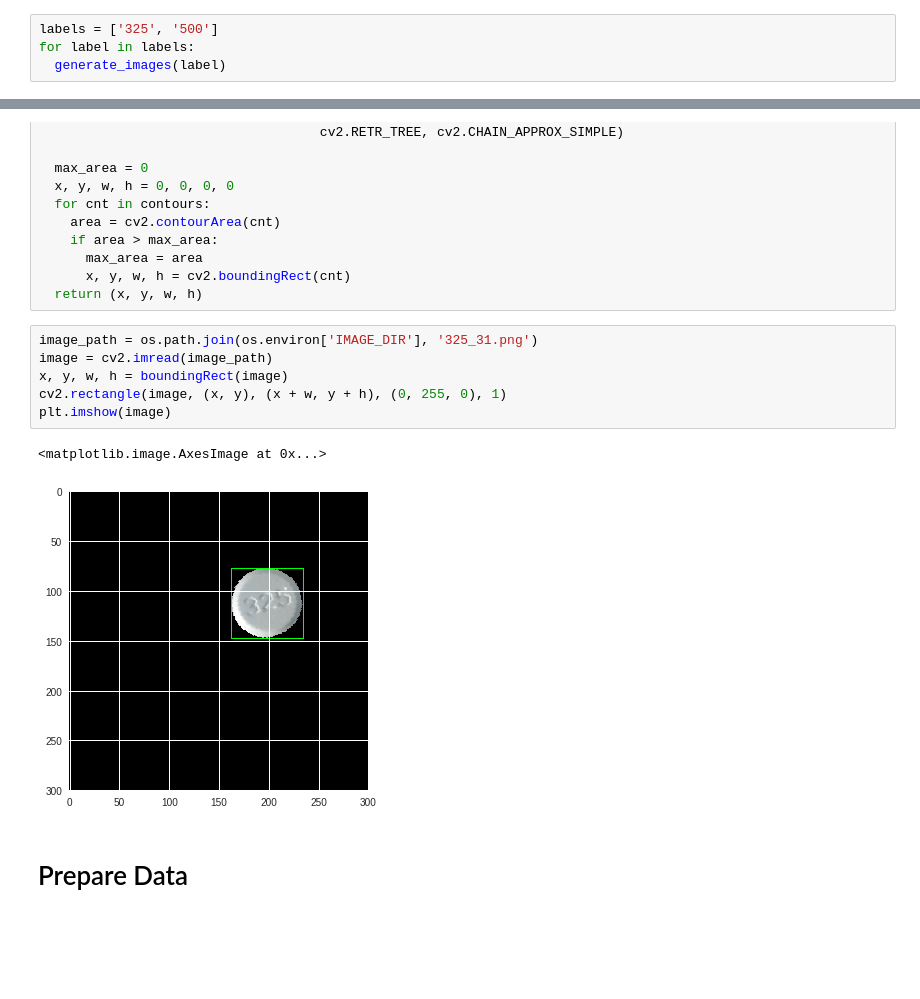
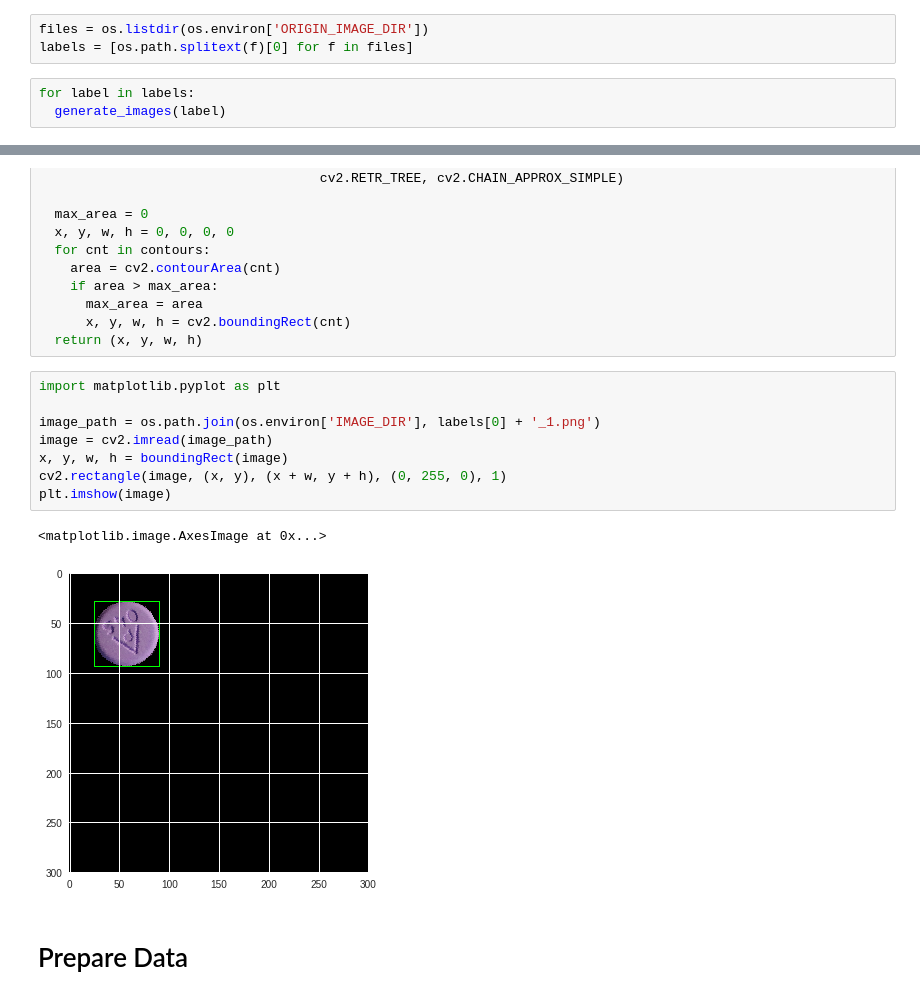
Before and after one commit to codingpotato/pill-detection, a Jupyter notebook: pill_detection.ipynb, the cells around one changed output, grey strips where cells are left out. Cells and saved outputs as stored; diff of their text form; blank space fills up the shorter version.

Commit message:
Create labels from image files

```diff
--- a/pill_detection.ipynb
+++ b/pill_detection.ipynb
@@ -135,8 +134,10 @@ def generate_images(name):
     save_path = os.path.join(os.environ['IMAGE_DIR'],
                              name + '_' + str(index) + '.png')
     image.save(save_path)
+# %%
+files = os.listdir(os.environ['ORIGIN_IMAGE_DIR'])
+labels = [os.path.splitext(f)[0] for f in files]
 # %%
-labels = ['325', '500']
 for label in labels:
   generate_images(label)
 # %%
@@ -157,14 +158,16 @@ def boundingRect(image):
       x, y, w, h = cv2.boundingRect(cnt)
   return (x, y, w, h)
 # %%
-image_path = os.path.join(os.environ['IMAGE_DIR'], '325_31.png')
+import matplotlib.pyplot as plt
+
+image_path = os.path.join(os.environ['IMAGE_DIR'], labels[0] + '_1.png')
 image = cv2.imread(image_path)
 x, y, w, h = boundingRect(image)
 cv2.rectangle(image, (x, y), (x + w, y + h), (0, 255, 0), 1)
 plt.imshow(image)
 # %% [output]
 <matplotlib.image.AxesImage at 0x...>
-[figure, old version]
+[figure, new version]
 # %% [markdown]
 # Prepare Data
 # %% [markdown]
```
Also changed, not shown: parts of 15 cells of this notebook.
